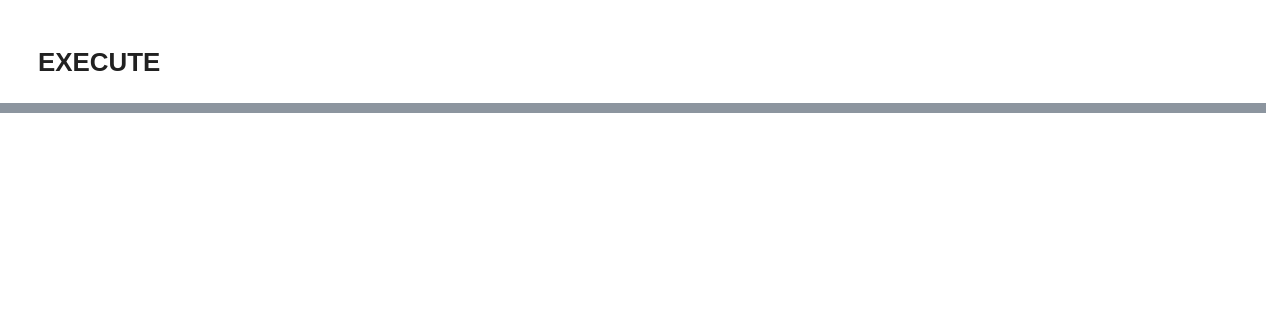
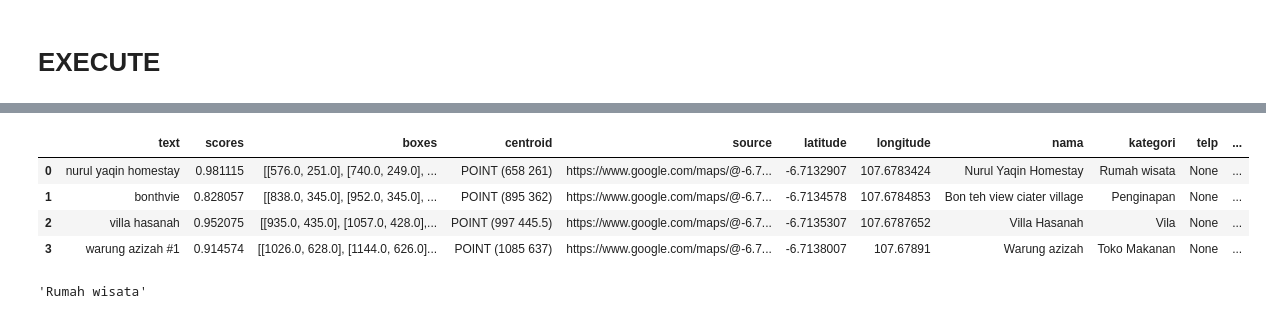
Before and after one commit to dwippu/Replikasi-Projek_SNAPWangi, a Jupyter notebook: code.ipynb, the cells around one changed output, grey strips where cells are left out. Drawn from its saved outputs; the diff is of its cells as text; code cells hidden in the pictures; blank space fills up the shorter version.

```diff
--- a/code.ipynb
+++ b/code.ipynb
@@ -365,0 +390,13 @@ driver.quit()
+# %%
+(df_result)
+# %% [output]
+|  | text | scores | boxes | centroid | source | latitude | longitude | nama | kategori | telp | ... |
+| 0 | nurul yaqin homestay | 0.981115 | [[576.0, 251.0], [740.0, 249.0], ... | POINT (658 261) | https://www.google.com/maps/@-6.7... | -6.7132907 | 107.6783424 | Nurul Yaqin Homestay | Rumah wisata | None | ... |
+| 1 | bonthvie | 0.828057 | [[838.0, 345.0], [952.0, 345.0], ... | POINT (895 362) | https://www.google.com/maps/@-6.7... | -6.7134578 | 107.6784853 | Bon teh view ciater village | Penginapan | None | ... |
+| 2 | villa hasanah | 0.952075 | [[935.0, 435.0], [1057.0, 428.0],... | POINT (997 445.5) | https://www.google.com/maps/@-6.7... | -6.7135307 | 107.6787652 | Villa Hasanah | Vila | None | ... |
+| 3 | warung azizah #1 | 0.914574 | [[1026.0, 628.0], [1144.0, 626.0]... | POINT (1085 637) | https://www.google.com/maps/@-6.7... | -6.7138007 | 107.67891 | Warung azizah | Toko Makanan | None | ... |
+# %%
+name_element = driver.find_elements(By.CSS_SELECTOR, 'button.DkEaL ')
+name_element[0].text
+# %% [output]
+'Rumah wisata'
```
Also changed, not shown: parts of 10 cells of this notebook, 5 other files.
